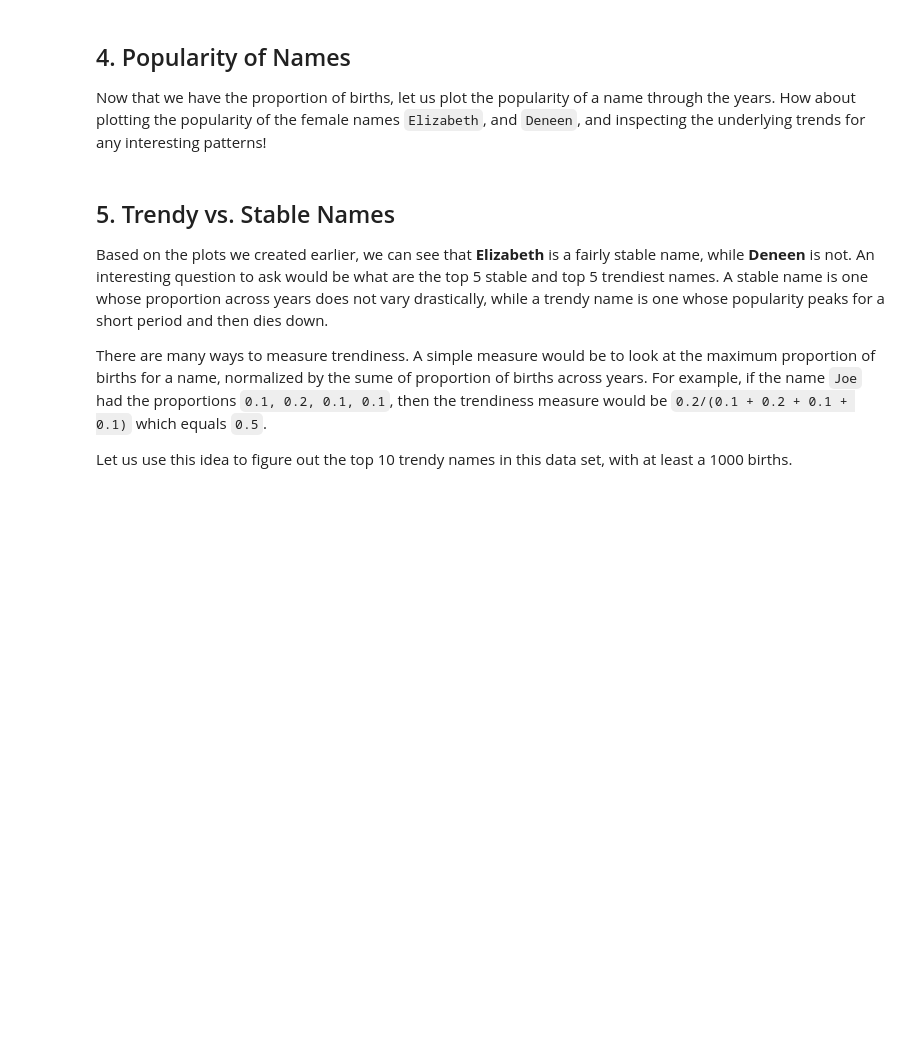
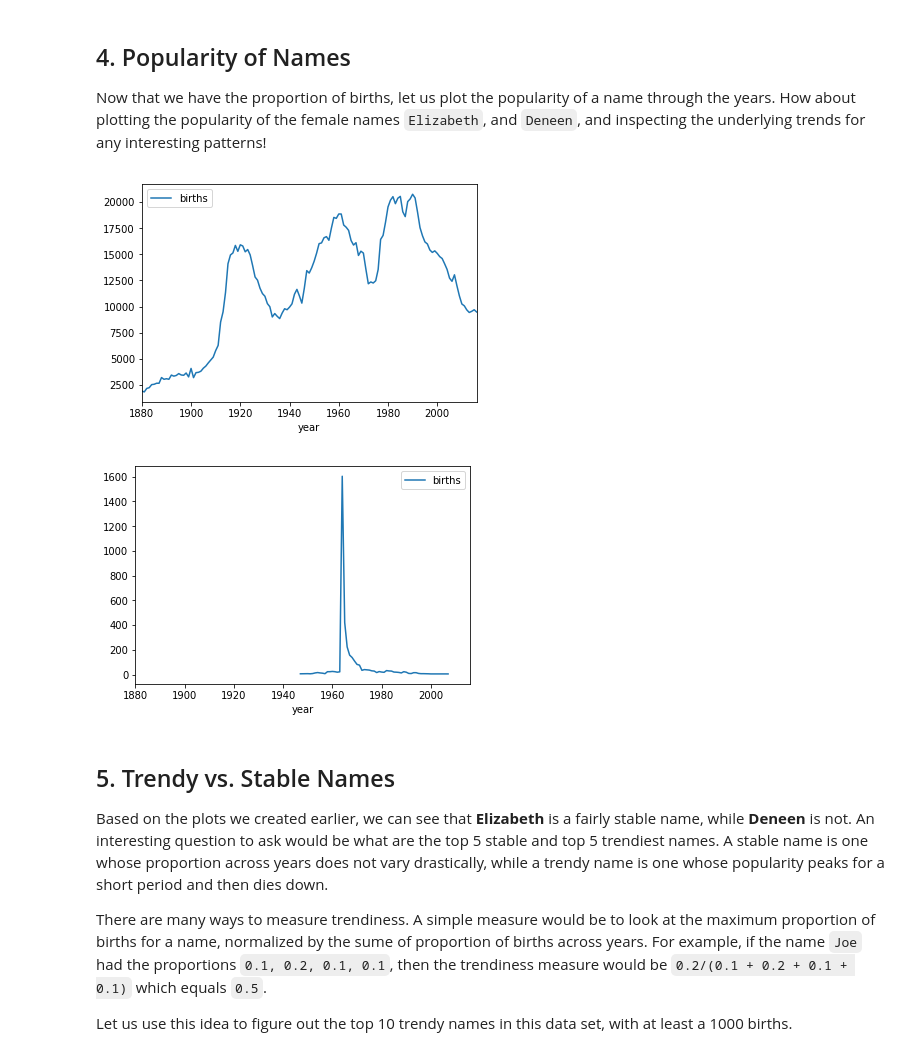
Before and after one commit to leighirving/Whats-in-a-name, a Jupyter notebook: whats_in_a_name_notebook.ipynb, the cells around one changed output. Drawn from its saved outputs; the diff is of its cells as text; code cells hidden in the pictures; blank space fills up the shorter version.

Commit message:
Plotted Popularity of Names

```diff
--- a/whats_in_a_name_notebook.ipynb
+++ b/whats_in_a_name_notebook.ipynb
@@ -56,19 +56,25 @@ print(bnames2.head())
 # %%
 # Set up matplotlib for plotting in the notebook.
 %matplotlib inline
 import matplotlib.pyplot as plt
 
 def plot_trends(name, sex):
-  # -- YOUR CODE HERE --
-  return
+  data = bnames[(bnames.name == name) & (bnames.sex == sex)]
+  ax = data.plot(x = "year", y = "births")
+  ax.set_xlim(1880, 2016)
+  return ax
 
 
 # Plot trends for Elizabeth and Deneen
-# -- YOUR CODE HERE --
+plot_trends('Elizabeth', 'F')
+plot_trends('Deneen', 'F')
 
 # How many times did these female names peak?
-num_peaks_elizabeth = ...
-num_peaks_deneen    = ...
+num_peaks_elizabeth = 3
+num_peaks_deneen    = 1
+# %% [output]
+[figure, added]
+[figure, added]
 # %% [markdown]
 ## 5. Trendy vs. Stable Names
 <p>Based on the plots we created earlier, we can see that <strong>Elizabeth</strong> is a fairly stable name, while <strong>Deneen</strong> is not. An interesting question to ask would be what are the top 5 stable and top 5 trendiest names. A stable name is one whose proportion across years does not vary drastically, while a trendy name is one whose popularity peaks for a short period and then dies down. </p>
```
